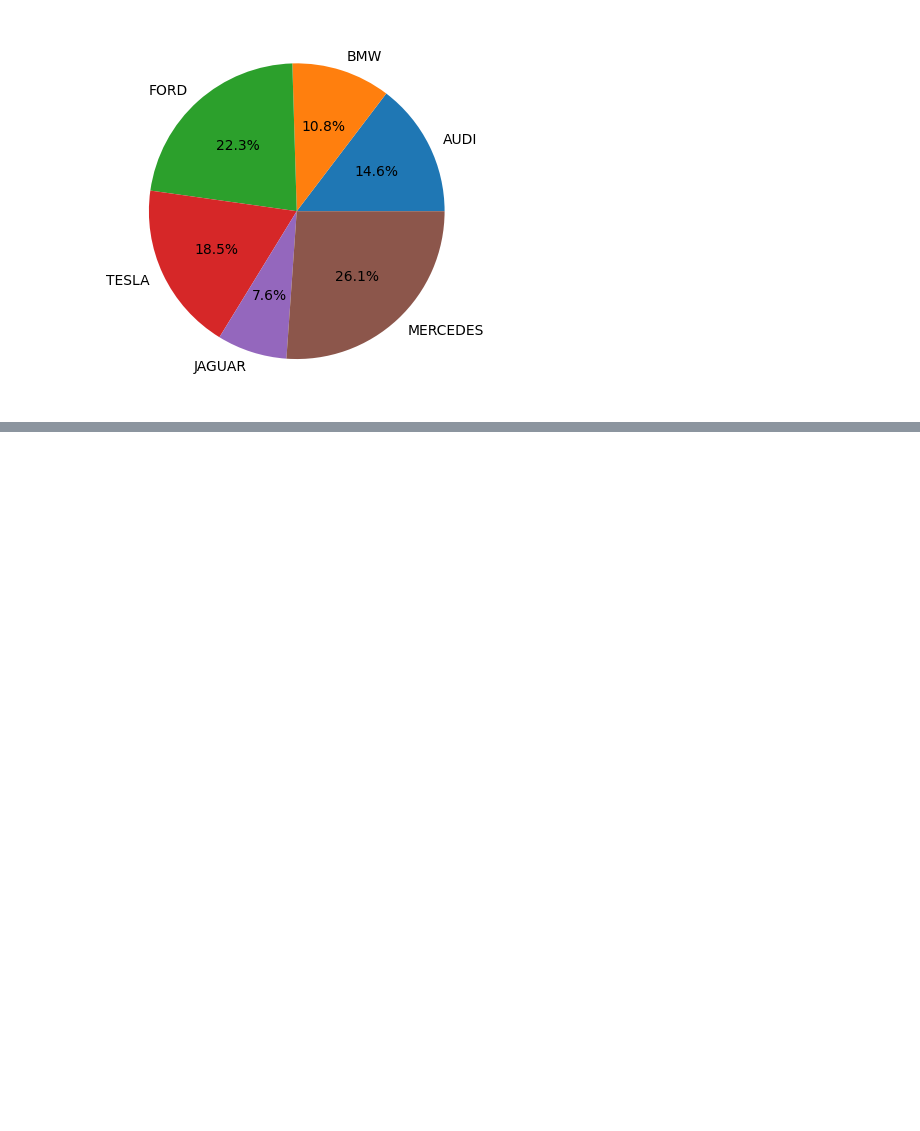
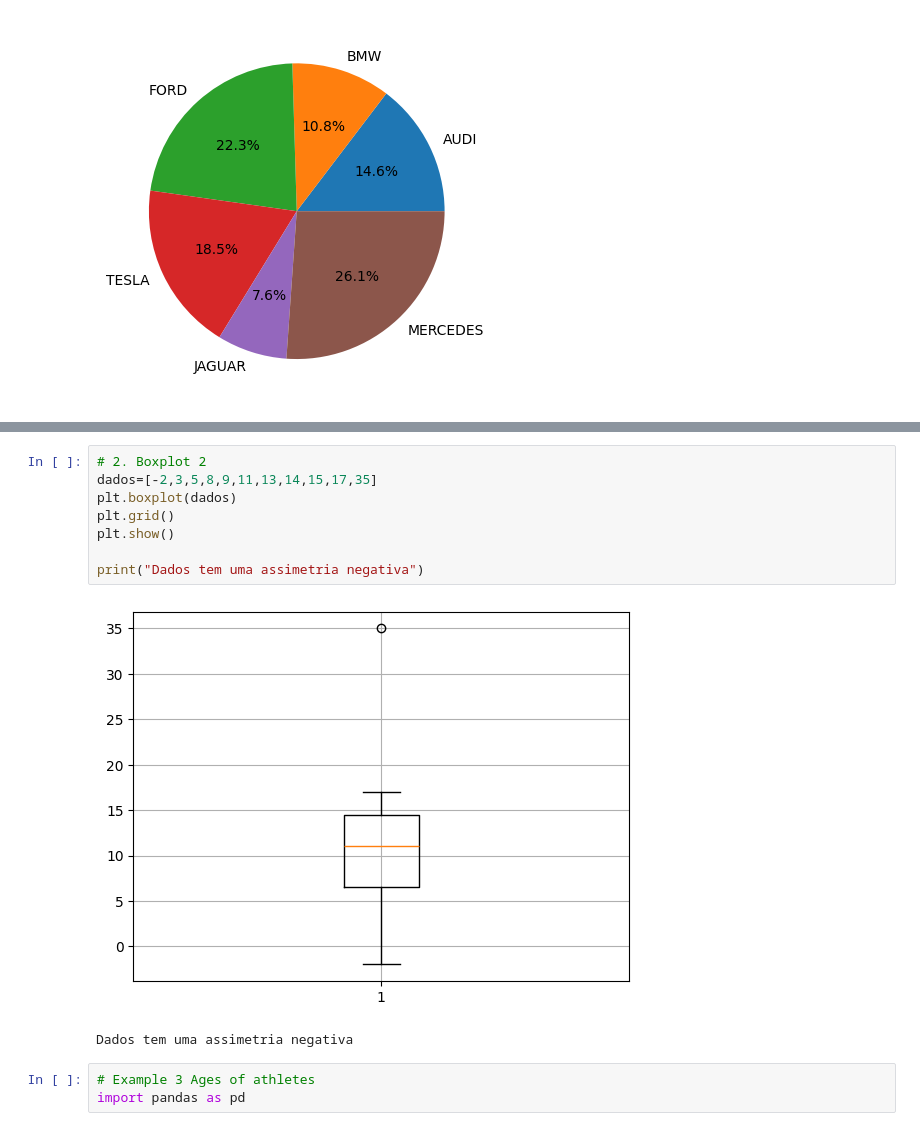
Before and after one commit to Jaimepelembe/Data_analyst_bootcamp_from_basics_to_advanced, a Jupyter notebook: S4_Data_Analysis/5_matplotlib.ipynb, the cells around one changed output, grey strips where cells are left out. Drawn from its saved outputs; the diff is of its cells as text; blank space fills up the shorter version.

```diff
--- a/S4_Data_Analysis/5_matplotlib.ipynb
+++ b/S4_Data_Analysis/5_matplotlib.ipynb
@@ -376,0 +437,14 @@ plt.show()
+# %%
+# 2. Boxplot 2
+dados=[-2,3,5,8,9,11,13,14,15,17,35]
+plt.boxplot(dados)
+plt.grid()
+plt.show()
+
+print("Dados tem uma assimetria negativa")
+# %% [output]
+[figure, added]
+Dados tem uma assimetria negativa
+# %%
+# Example 3 Ages of athletes
+import pandas as pd
```
Also changed, not shown: parts of 10 cells of this notebook, 2 other files.
